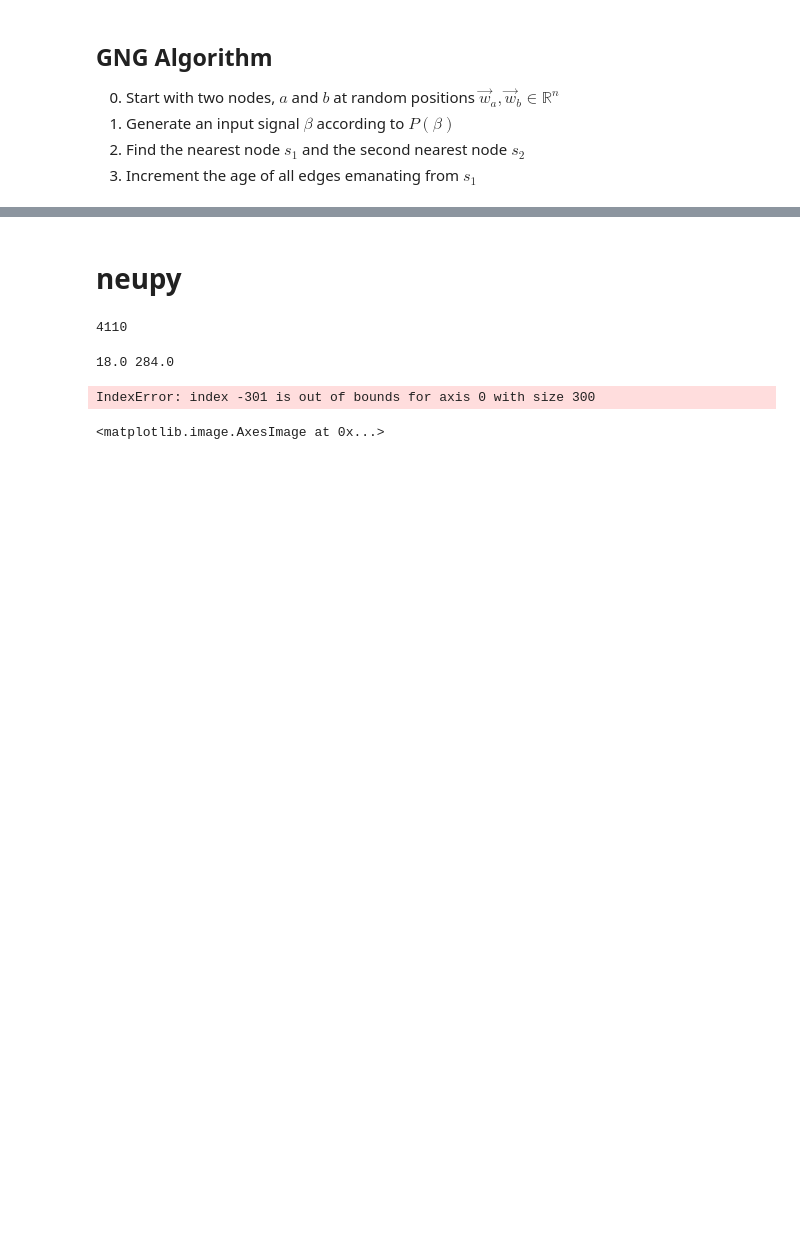
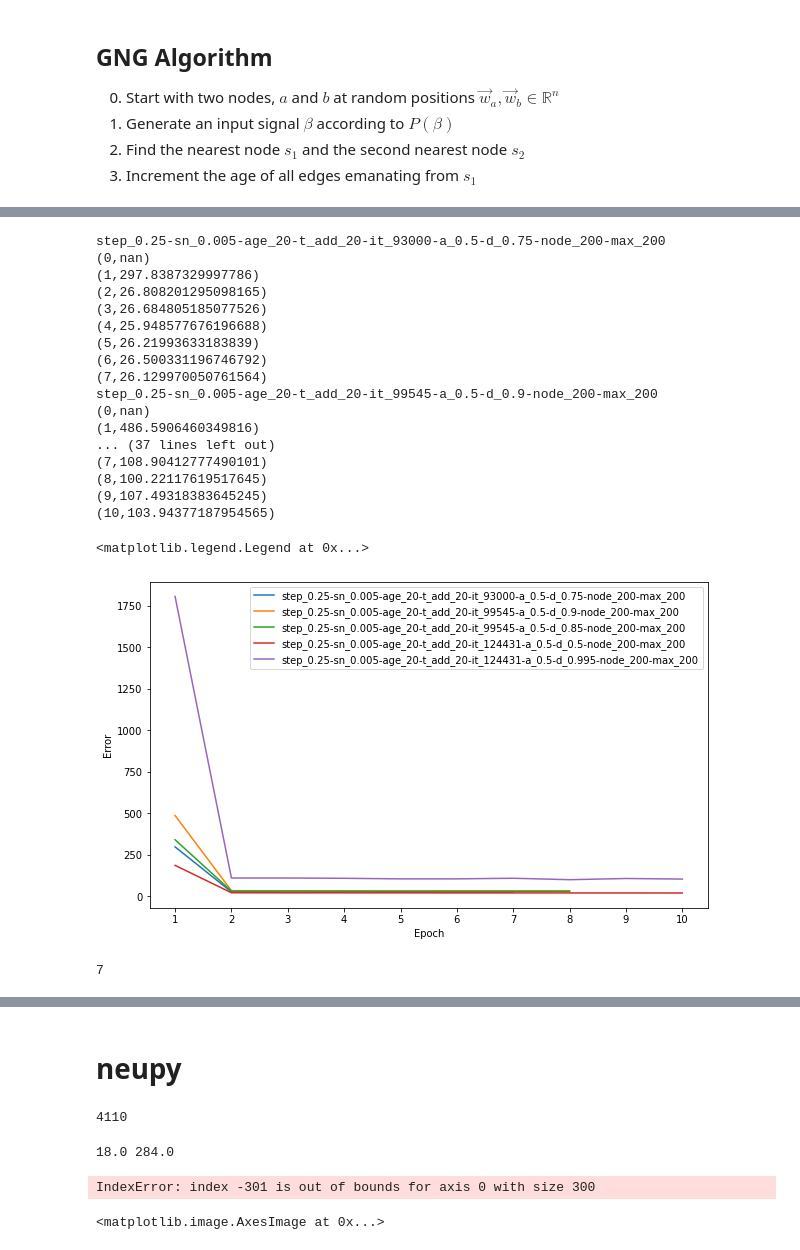
Before and after one commit to tmwatchanan/neural-networks, a Jupyter notebook: Growing Neural Gas/GNG.ipynb, the cells around one changed output, grey strips where cells are left out. Saved outputs shown, nothing was run; the diff lists cells and outputs as text; code cells hidden in the pictures; blank space fills up the shorter version.

```diff
--- a/Growing Neural Gas/GNG.ipynb
+++ b/Growing Neural Gas/GNG.ipynb
@@ -429,0 +460,41 @@ gng.history[:5]
+# %%
+CONDITION_PLOT = "node_200" #"step_0.25-sn_0.005"
+# %%
+fig, ax = plt.subplots(figsize=(10,6))
+for history in natsorted(histories):
+    if CONDITION_PLOT not in history:
+        continue
+    losses = [h["epoch_error"] for h in histories[history]]
+    ax.plot(losses, label=history)
+
+    print(history)
+    for i, l in enumerate(losses):
+        print(f"({i},{l})")
+ax.set_xticks(np.arange(1, len(losses)))
+ax.set_xlabel("Epoch")
+ax.set_ylabel("Error")
+plt.legend()
+# %% [output]
+step_0.25-sn_0.005-age_20-t_add_20-it_93000-a_0.5-d_0.75-node_200-max_200
+(0,nan)
+(1,297.8387329997786)
+(2,26.808201295098165)
+(3,26.684805185077526)
+(4,25.948577676196688)
+(5,26.21993633183839)
+(6,26.500331196746792)
+(7,26.129970050761564)
+step_0.25-sn_0.005-age_20-t_add_20-it_99545-a_0.5-d_0.9-node_200-max_200
+(0,nan)
+(1,486.5906460349816)
+... (37 lines left out)
+(7,108.90412777490101)
+(8,100.22117619517645)
+(9,107.49318383645245)
+(10,103.94377187954565)
+<matplotlib.legend.Legend at 0x...>
+[figure, added]
+# %%
+np.argmin(losses[1:])
+# %% [output]
+7
```
Also changed, not shown: parts of 42 cells of this notebook.
